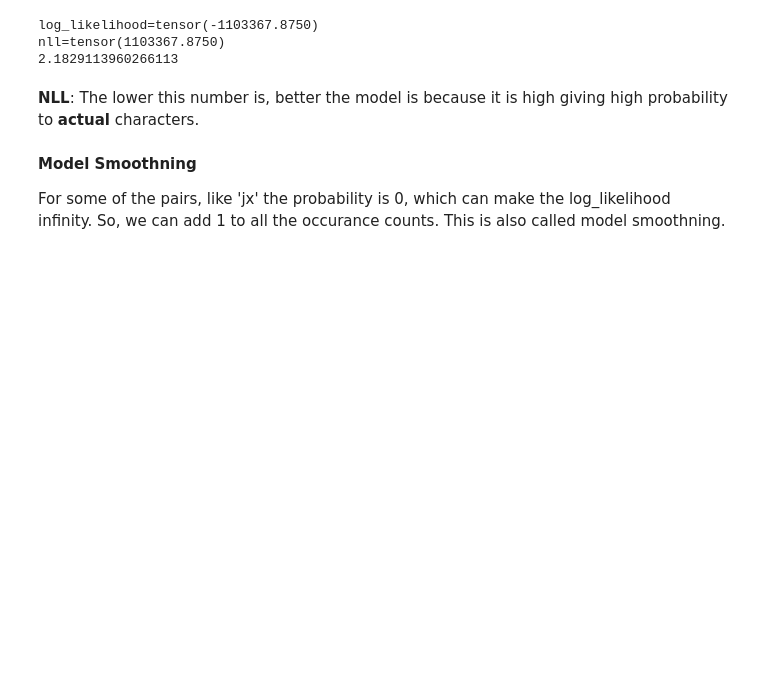
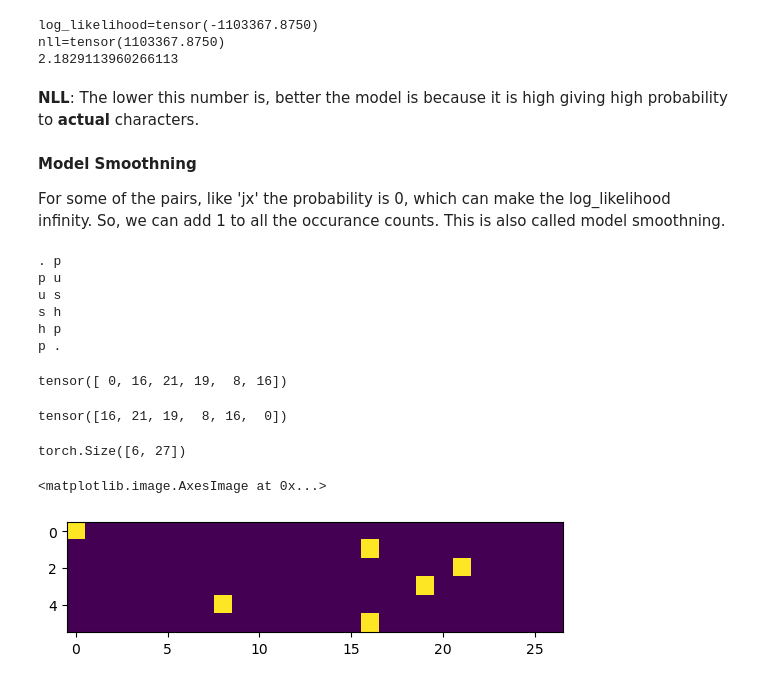
Before and after one commit to ndsnas/makemore, a Jupyter notebook: makemore.ipynb, the cells around one changed output. Drawn from its saved outputs; the diff is of its cells as text; code cells hidden in the pictures; blank space fills up the shorter version.

```diff
--- a/makemore.ipynb
+++ b/makemore.ipynb
@@ -200,3 +200,37 @@ For some of the pairs, like 'jx' the probability is 0, which can make the log_li
 # %%
 P = (N+1).float()
 P /= P.sum(dim=1, keepdim=True)
+# %%
+# creating the traning set of bigrams (x, y)
+
+# here, the input 'xs' is the first character of bigram and 'ys' is the second character, the prediction/label
+xs, ys = [], []
+
+for w in words[:1]:
+    chs = ['.'] + list(w) + ['.']
+    for c1, c2 in zip(chs, chs[1:]):
+        ix1 = stoi[c1]
+        ix2 = stoi[c2]
+        print(c1, c2)
+        xs.append(ix1)
+        ys.append(ix2)
+
+xs = torch.tensor(xs)
+ys = torch.tensor(ys)
+
+# for xs[i], ys[i] should be the next character
+# %% [output]
+. p
+p u
+u s
+s h
+h p
+p .
+# %%
+xs
+# %% [output]
+tensor([ 0, 16, 21, 19,  8, 16])
+# %%
+ys
+# %% [output]
+tensor([16, 21, 19,  8, 16,  0])
@@ -202,0 +239,10 @@ P /= P.sum(dim=1, keepdim=True)
+# %%
+xenc = F.one_hot(xs, num_classes=27).float() # floats are good to feed into neural networks
+xenc.shape
+# %% [output]
+torch.Size([6, 27])
+# %%
+plt.imshow(xenc)
+# %% [output]
+<matplotlib.image.AxesImage at 0x...>
+[figure, added]
```
Also changed, not shown: parts of 13 cells of this notebook.
